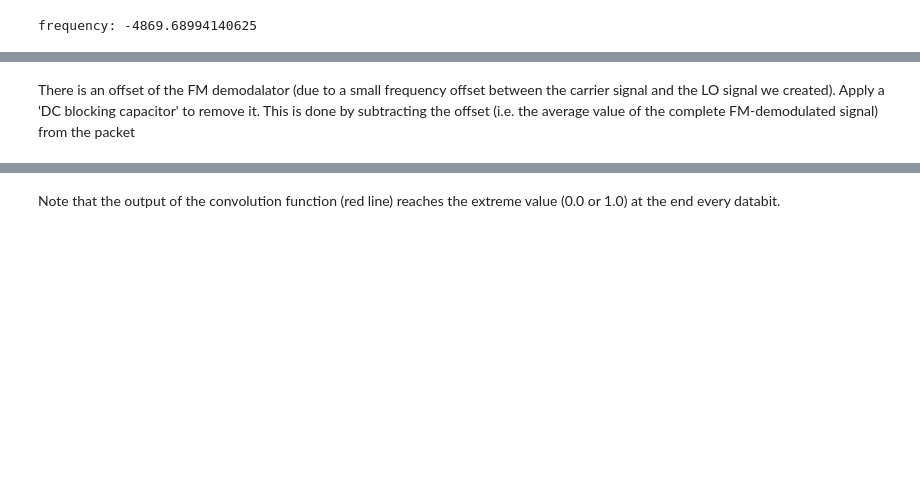
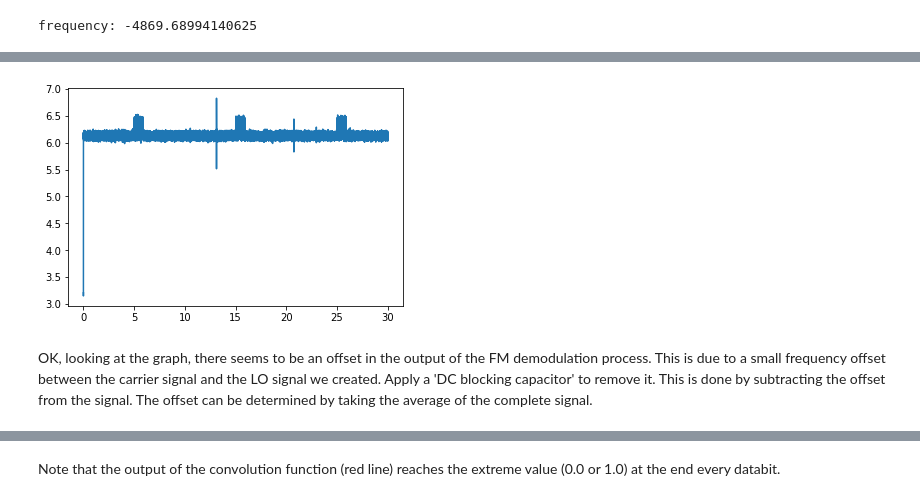
Before and after one commit to on1arf/sdr-python, a Jupyter notebook: efr_teleswitch.ipynb, the cells around one changed output, grey strips where cells are left out. Cells and saved outputs as stored; diff of their text form; code cells hidden in the pictures; blank space fills up the shorter version.

```diff
--- a/efr_teleswitch.ipynb
+++ b/efr_teleswitch.ipynb
@@ -121,18 +132,21 @@ Quadrature demodulation: subtract the angle of the current iq sample from the an
 # %%
 # fm demod
 a1=np.angle(ddownsamp[1:])
 a2=np.angle(ddownsamp[:-1])
 
-pi1=np.pi
+pi=np.pi
 pi2=np.pi*2
-ad=(((a1-a2)-pi1)%(pi2))+pi1
+ad=(((a1-a2)-pi)%(pi2))+pi
 
+t=np.linspace(0,numsec,int(numsec*samp_rate_low)-1)
 
 # plot the result
-plt.plot(ad)
+plt.plot(t,ad)
 plt.show()
+# %% [output]
+[figure, added]
 # %% [markdown]
-There is an offset of the FM demodalator (due to a small frequency offset between the carrier signal and the LO signal we created). Apply a 'DC blocking capacitor' to remove it. This is done by subtracting the offset (i.e. the average value of the complete FM-demodulated signal) from the packet
+OK, looking at the graph, there seems to be an offset in the output of the FM demodulation process. This is due to a small frequency offset between the carrier signal and the LO signal we created. Apply a 'DC blocking capacitor' to remove it. This is done by subtracting the offset from the signal. The offset can be determined by taking the average of the complete signal.
 # %%
 ad2=ad-ad.mean()
 
```
Also changed, not shown: parts of 31 cells of this notebook.
